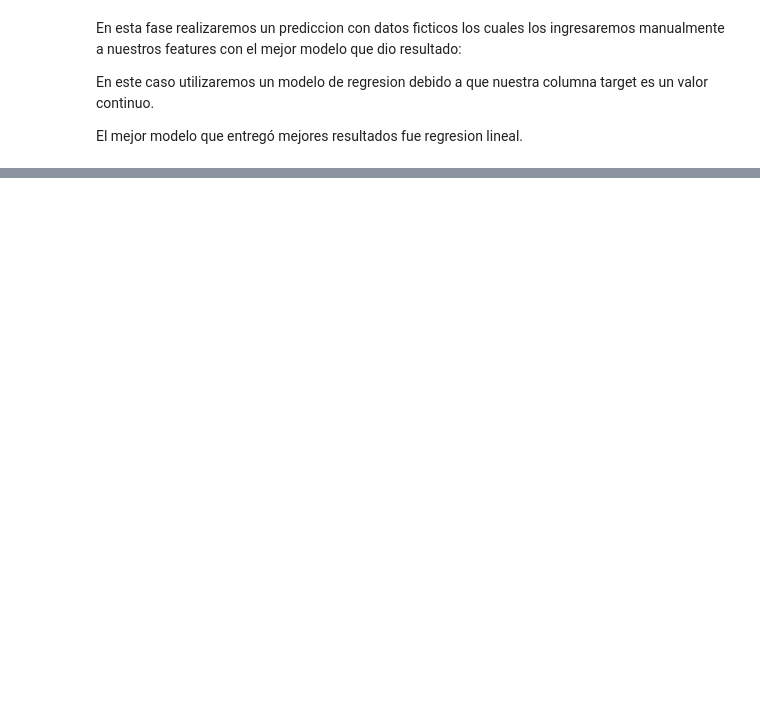
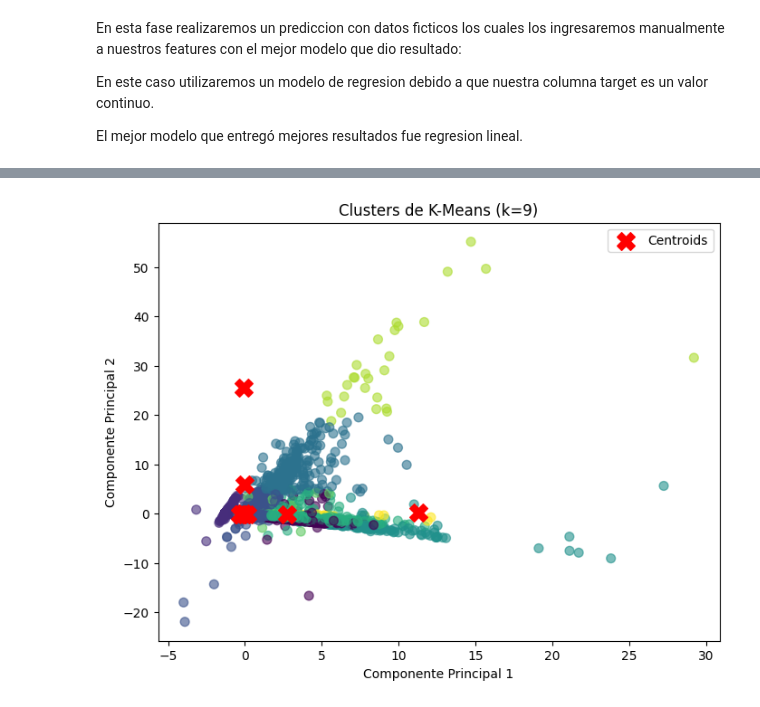
Before and after one commit to TitoD01/monopoly, a Jupyter notebook: monopoly/notebooks/Monopoly.ipynb, the cells around one changed output, grey strips where cells are left out. Saved outputs shown, nothing was run; the diff lists cells and outputs as text; code cells hidden in the pictures; blank space fills up the shorter version.

```diff
--- a/monopoly/notebooks/Monopoly.ipynb
+++ b/monopoly/notebooks/Monopoly.ipynb
@@ -896,0 +896,14 @@ Note: you may need to restart the kernel to use updated packages.
+# %%
+from sklearn.preprocessing import StandardScaler
+
+# Definir las features
+features = ['FacCCPC_T12', 'FacCI_T12', 'FacCN_T12',
+            'PagoNac_T12', 'UsoLI_T12', 'Txs_T12',
+            'FlgAct_T12']
+
+# Extraer las columnas de interés
+data = df_credito[features]
+
+# Estandarizar los datos
+scaler = StandardScaler()
+data_scaled = scaler.fit_transform(data)
@@ -896,0 +990,19 @@ Note: you may need to restart the kernel to use updated packages.
+# %%
+from sklearn.decomposition import PCA
+import matplotlib.pyplot as plt
+
+# Reducir dimensiones con PCA
+pca = PCA(n_components=2)
+data_pca = pca.fit_transform(data_scaled)
+
+# Graficar los clusters de K-Means
+plt.figure(figsize=(8, 6))
+plt.scatter(data_pca[:, 0], data_pca[:, 1], c=kmeans_labels, cmap='viridis', s=50, alpha=0.6)
+plt.scatter(kmeans_centers[:, 0], kmeans_centers[:, 1], c='red', marker='X', s=200, label='Centroids')
+plt.title('Clusters de K-Means (k=9)')
+plt.xlabel('Componente Principal 1')
+plt.ylabel('Componente Principal 2')
+plt.legend()
+plt.show()
+# %% [output]
+[figure, added]
```
Also changed, not shown: parts of 25 cells of this notebook.
